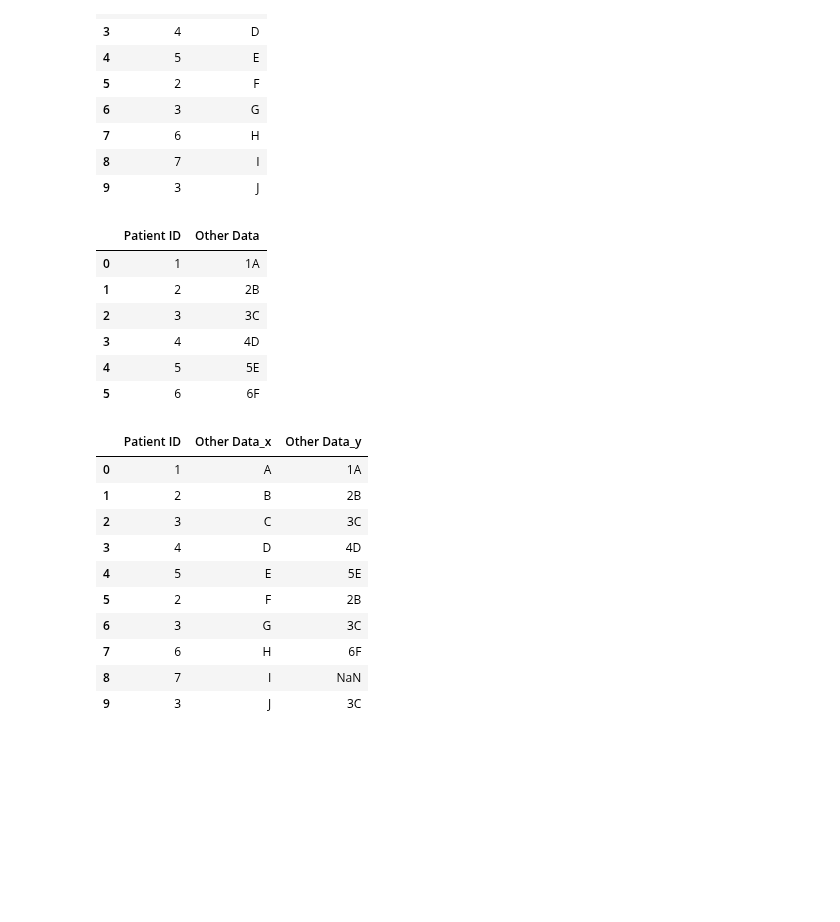
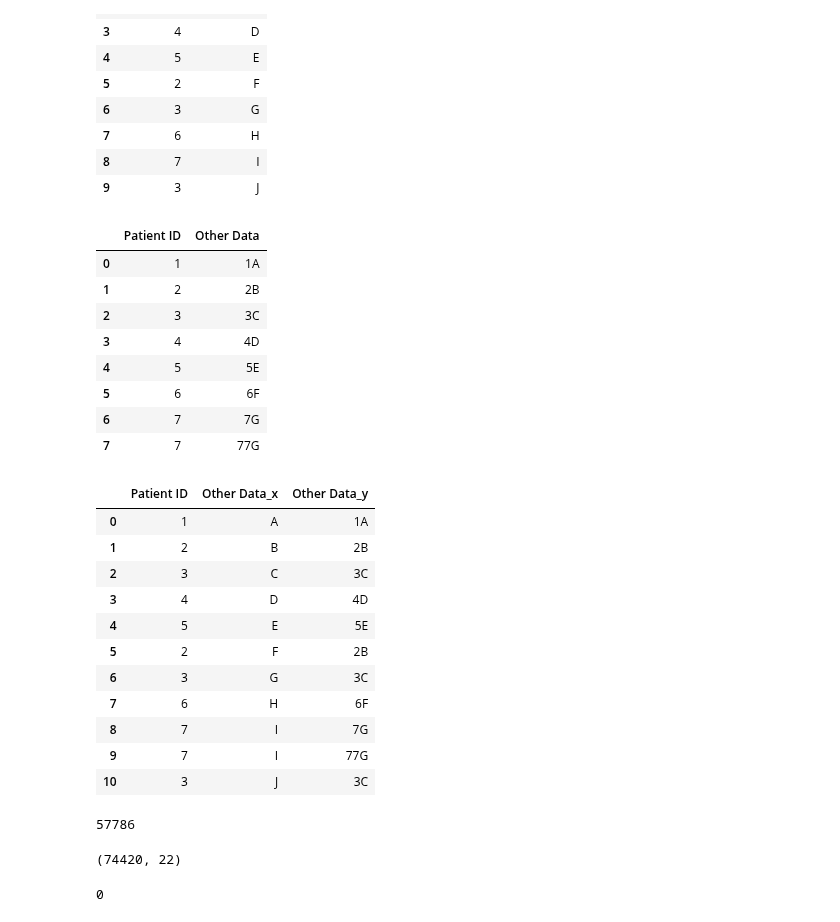
Before and after one commit to janduplessis883/project-showupforhealth, a Jupyter notebook: notebooks/Jan - Prediction + Checking Patient ID.ipynb, the cells around one changed output. Drawn from its saved outputs; the diff is of its cells as text; code cells hidden in the pictures; blank space fills up the shorter version.

Commit message:
Global Disease Register Fixed - Duplicates on Patient ID dropped

```diff
--- a/notebooks/Jan - Prediction + Checking Patient ID.ipynb
+++ b/notebooks/Jan - Prediction + Checking Patient ID.ipynb
@@ -12,6 +12,13 @@ from showupforhealth.ml_functions.data import *
 from showupforhealth.interface import *
 
 import pandas as pd
+# %%
+# "magic commands" to enable autoreload of your imported packages
+%load_ext autoreload
+%autoreload 2
+
+pd.options.display.max_rows = 5000
+pd.options.display.max_columns = 5000
 # %%
 def prediction_add_weather(surgery_prefix):
     print(f'🌤️ Prediction data: {surgery_prefix} - preparing appointment data')
@@ -185,10 +192,3 @@ def predict_add_global_register(df):
 predict_df = df.merge(regiser, how='left', on='Patient ID')
 # %% [output]
 NameError: name 'df' is not defined
-# %%
-# "magic commands" to enable autoreload of your imported packages
-%load_ext autoreload
-%autoreload 2
-
-pd.options.display.max_rows = 1000
-pd.options.display.max_columns = 1000
@@ -526,19 +523,21 @@ df1
 | 9 | 3 | J |
 # %%
 data2 = {
-    'Patient ID': [1, 2, 3, 4, 5, 6],
-    'Other Data': ['1A', '2B', '3C', '4D', '5E', '6F']
+    'Patient ID': [1, 2, 3, 4, 5, 6, 7, 7],
+    'Other Data': ['1A', '2B', '3C', '4D', '5E', '6F', '7G', '77G']
 }
 df2 = pd.DataFrame(data2)
 df2
 # %% [output]
 |  | Patient ID | Other Data |
 | 0 | 1 | 1A |
 | 1 | 2 | 2B |
 | 2 | 3 | 3C |
 | 3 | 4 | 4D |
 | 4 | 5 | 5E |
 | 5 | 6 | 6F |
+| 6 | 7 | 7G |
+| 7 | 7 | 77G |
 # %%
 merged = df1.merge(df2, how='left', on='Patient ID')
 merged
@@ -552,5 +551,6 @@ merged
 | 5 | 2 | F | 2B |
 | 6 | 3 | G | 3C |
 | 7 | 6 | H | 6F |
-| 8 | 7 | I | NaN |
-| 9 | 3 | J | 3C |
+| 8 | 7 | I | 7G |
+| 9 | 7 | I | 77G |
+| 10 | 3 | J | 3C |
@@ -556,0 +559,12 @@ merged
+# %%
+len(all['Patient ID'].unique().tolist())
+# %% [output]
+57786
+# %%
+all.shape
+# %% [output]
+(74420, 22)
+# %%
+all.duplicated().sum()
+# %% [output]
+0
```
Also changed, not shown: parts of 5 cells of this notebook, 1 other file.
